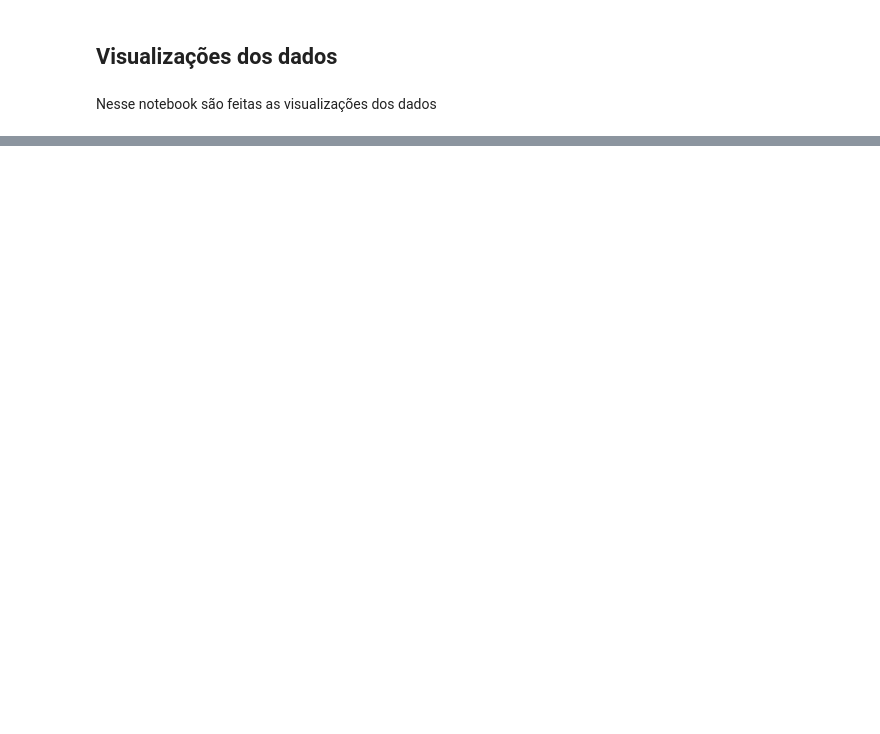
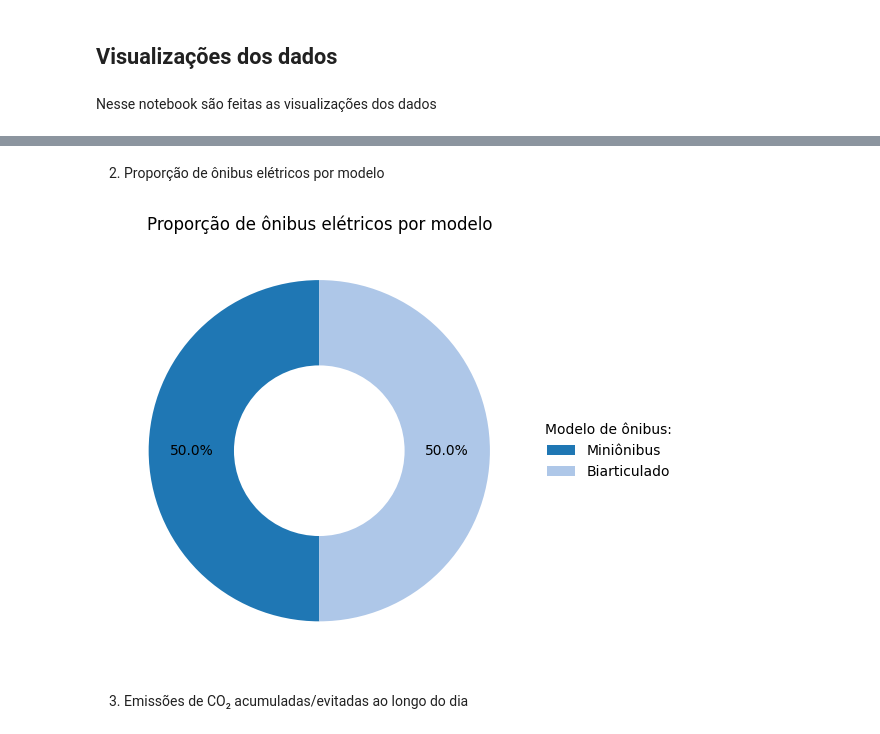
Before and after one commit to sepep-pmsp/dash_onibus_eletricos, a Jupyter notebook: 03_visualizacao_dados.ipynb, the cells around one changed output, grey strips where cells are left out. Saved outputs shown, nothing was run; the diff lists cells and outputs as text; code cells hidden in the pictures; blank space fills up the shorter version.

```diff
--- a/03_visualizacao_dados.ipynb
+++ b/03_visualizacao_dados.ipynb
@@ -30,0 +41,33 @@ df_final
+# %% [markdown]
+2. Proporção de ônibus elétricos por modelo
+# %%
+onibus_eletricos = df_final[df_final["eletrico"] == True]
+
+contagem_modelo = onibus_eletricos["modelo"].value_counts()
+
+fig, ax = plt.subplots(figsize=(6, 6))
+
+ax.pie(contagem_modelo,
+       autopct="%1.1f%%",
+       startangle=90,
+       pctdistance=0.75,
+       colors=plt.cm.tab20.colors)
+
+centre_circle = plt.Circle((0, 0), 0.5, fc='white')
+fig.gca().add_artist(centre_circle)
+
+ax.set_title("Proporção de ônibus elétricos por modelo")
+
+ax.legend(contagem_modelo.index,
+          title="Modelo de ônibus:",
+          loc="center left",
+          frameon=False,
+          bbox_to_anchor=(1, 0, 0.5, 1))
+
+plt.tight_layout()
+
+plt.show()
+# %% [output]
+[figure, added]
+# %% [markdown]
+3. Emissões de CO₂ acumuladas/evitadas ao longo do dia
```
Also changed, not shown: parts of 6 cells of this notebook.
